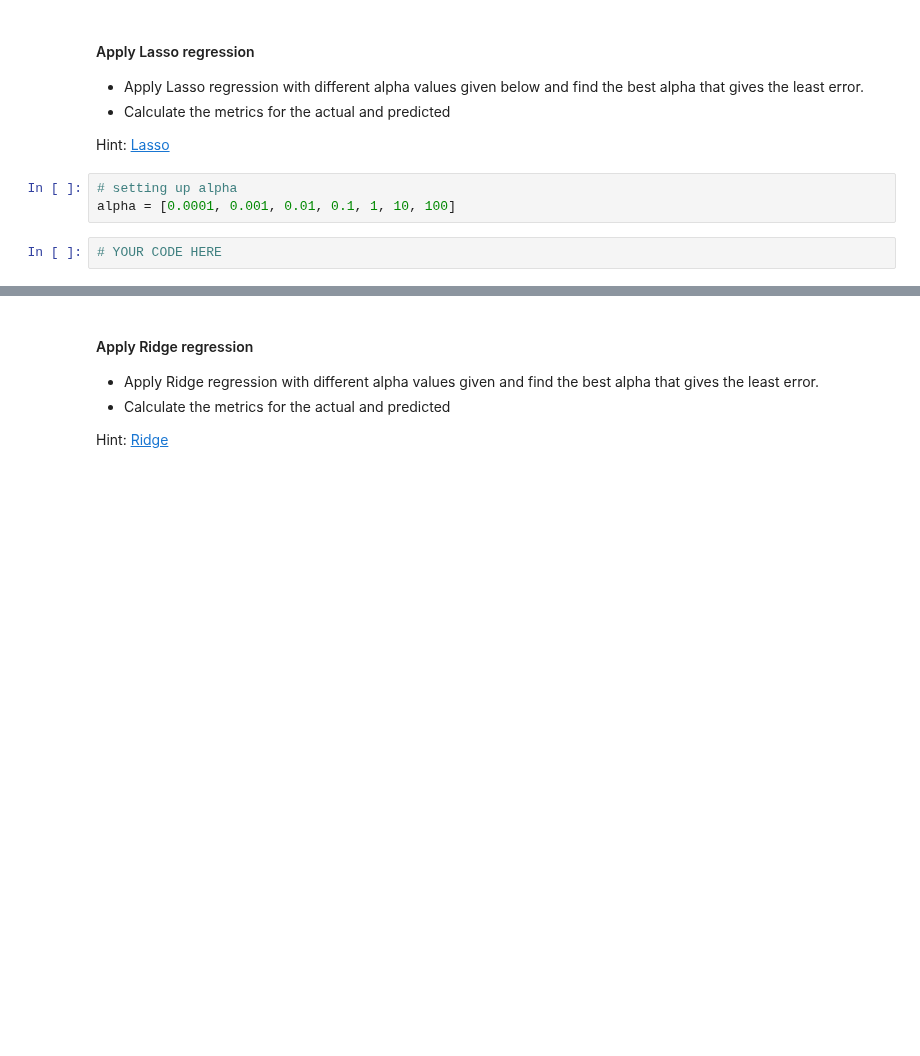
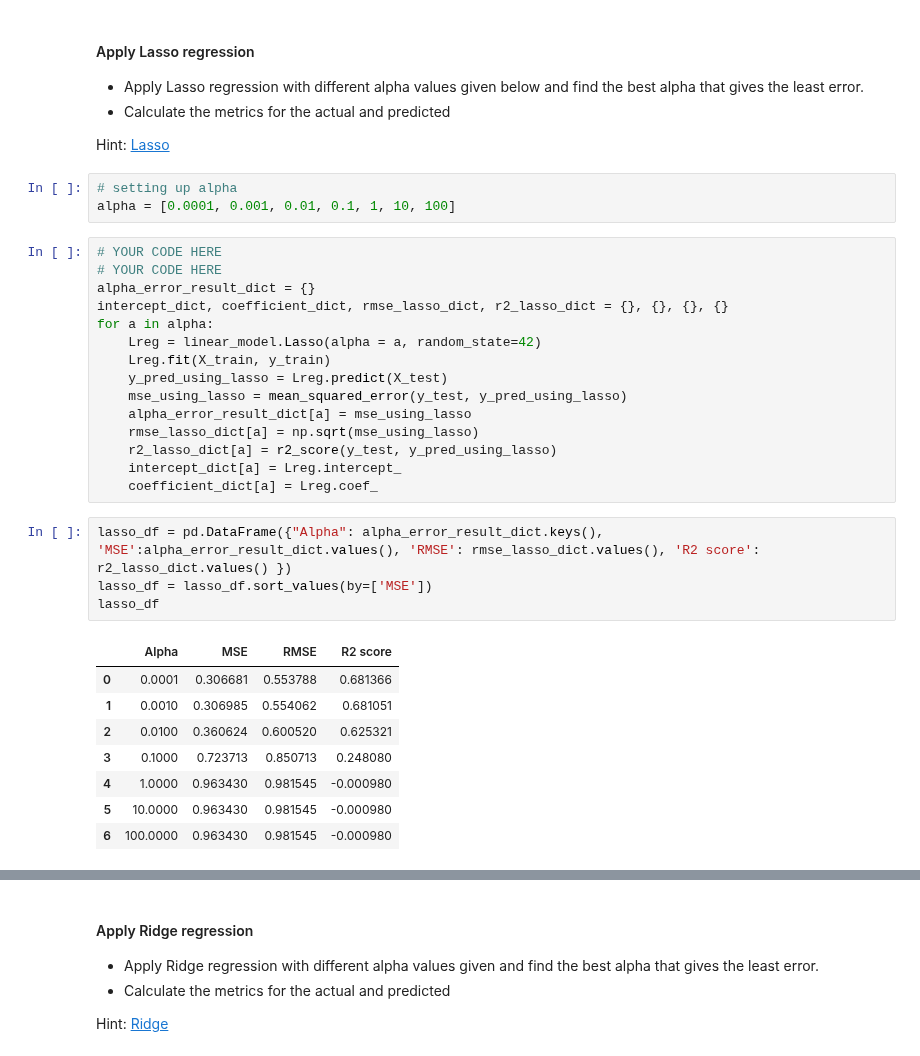
Before and after one commit to rajiv-ranjan/cds-mini-projects, a Jupyter notebook: m2/mini-project-1/M2_NB_MiniProject_1_LinearRegression_Regularization.ipynb, the cells around one changed output, grey strips where cells are left out. Saved outputs shown, nothing was run; the diff lists cells and outputs as text; blank space fills up the shorter version.

```diff
--- a/m2/mini-project-1/M2_NB_MiniProject_1_LinearRegression_Regularization.ipynb
+++ b/m2/mini-project-1/M2_NB_MiniProject_1_LinearRegression_Regularization.ipynb
@@ -724,3 +1007,29 @@ Hint: [Lasso](https://scikit-learn.org/stable/modules/generated/sklearn.linear_m
 alpha = [0.0001, 0.001, 0.01, 0.1, 1, 10, 100]
 # %%
 # YOUR CODE HERE
+# YOUR CODE HERE
+alpha_error_result_dict = {}
+intercept_dict, coefficient_dict, rmse_lasso_dict, r2_lasso_dict = {}, {}, {}, {}
+for a in alpha:
+    Lreg = linear_model.Lasso(alpha = a, random_state=42)
+    Lreg.fit(X_train, y_train)
+    y_pred_using_lasso = Lreg.predict(X_test)
+    mse_using_lasso = mean_squared_error(y_test, y_pred_using_lasso)
+    alpha_error_result_dict[a] = mse_using_lasso
+    rmse_lasso_dict[a] = np.sqrt(mse_using_lasso)
+    r2_lasso_dict[a] = r2_score(y_test, y_pred_using_lasso)
+    intercept_dict[a] = Lreg.intercept_
+    coefficient_dict[a] = Lreg.coef_
+# %%
+lasso_df = pd.DataFrame({"Alpha": alpha_error_result_dict.keys(), 'MSE':alpha_error_result_dict.values(), 'RMSE': rmse_lasso_dict.values(), 'R2 score': r2_lasso_dict.values() })
+lasso_df = lasso_df.sort_values(by=['MSE'])
+lasso_df
+# %% [output]
+|  | Alpha | MSE | RMSE | R2 score |
+| 0 | 0.0001 | 0.306681 | 0.553788 | 0.681366 |
+| 1 | 0.0010 | 0.306985 | 0.554062 | 0.681051 |
+| 2 | 0.0100 | 0.360624 | 0.600520 | 0.625321 |
+| 3 | 0.1000 | 0.723713 | 0.850713 | 0.248080 |
+| 4 | 1.0000 | 0.963430 | 0.981545 | -0.000980 |
+| 5 | 10.0000 | 0.963430 | 0.981545 | -0.000980 |
+| 6 | 100.0000 | 0.963430 | 0.981545 | -0.000980 |
```
Also changed, not shown: parts of 39 cells of this notebook, 1 other file.
